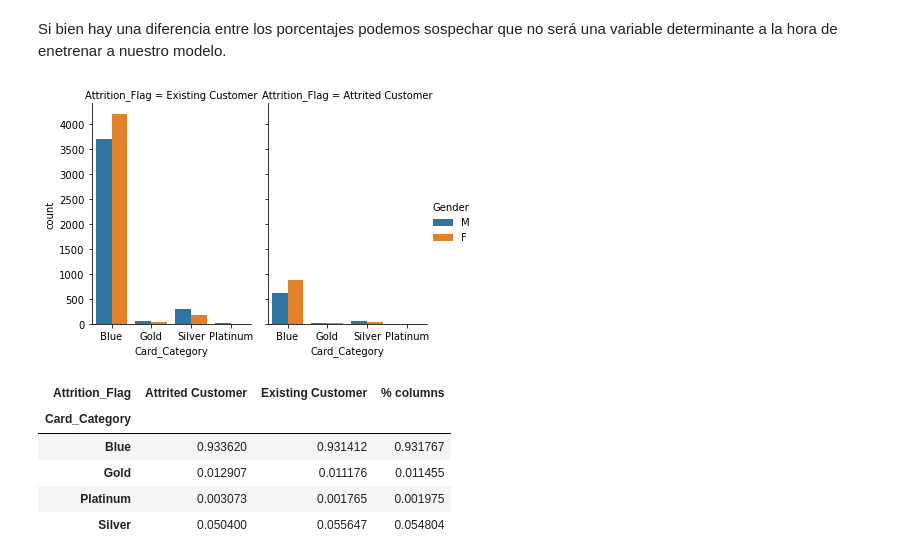
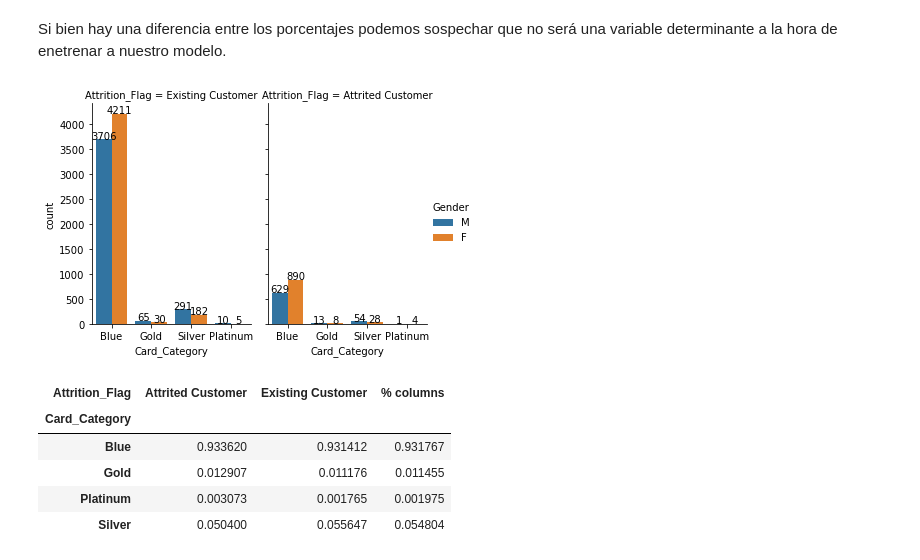
Before and after one commit to biummato/Data, a Jupyter notebook: Data_StoryTelling_Iummato.ipynb, the cells around one changed output. Drawn from its saved outputs; the diff is of its cells as text; code cells hidden in the pictures.

```diff
--- a/Data_StoryTelling_Iummato.ipynb
+++ b/Data_StoryTelling_Iummato.ipynb
@@ -213,12 +213,26 @@ Si bien hay una diferencia entre los porcentajes podemos sospechar que no será
 # %%
 # A continuación tomamos la variable "Categoria de Tarjeta". La propuesta es preguntarnos si
 # los clientes con determinada categoria son más proponsos a abandonar el servicio.
 
-sns.catplot(x="Card_Category", hue="Gender", col="Attrition_Flag",
-                data=customer_data, kind="count",
-                height=4, aspect=.7);
+catplot = sns.catplot(
+    x="Card_Category", hue="Gender", col="Attrition_Flag",
+    data=customer_data, kind="count",
+    height=4, aspect=.7
+)
+
+for ax in catplot.axes.flat:
+    for p in ax.patches:
+        height = p.get_height()
+        ax.text(
+            p.get_x() + p.get_width() / 2,
+            height + 5,  # Ajusta este valor para la posición vertical
+            f'{int(height)}',
+            ha="center"
+        )
+
+plt.show()
 # %% [output]
-[figure, old version]
+[figure, new version]
 # %%
 cross = pd.crosstab(customer_data['Card_Category'],
             customer_data['Attrition_Flag'],
```
Also changed, not shown: parts of 9 cells of this notebook.
